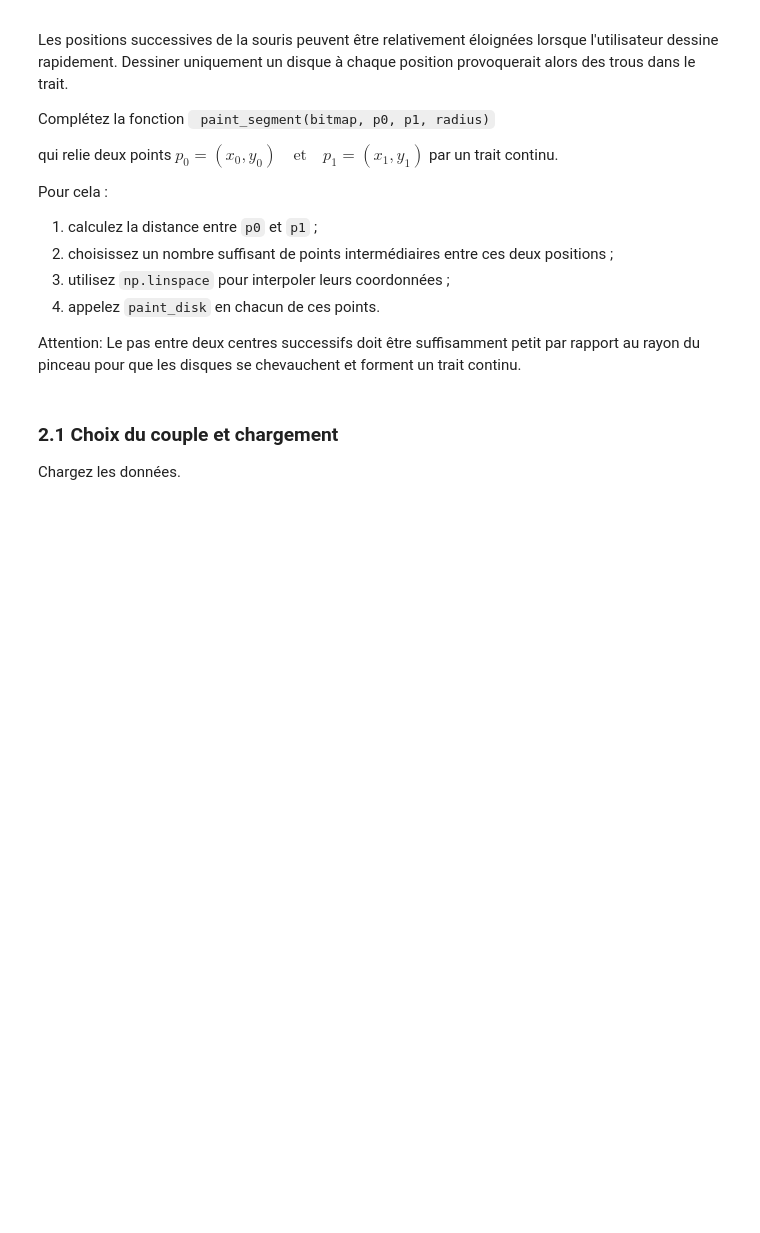
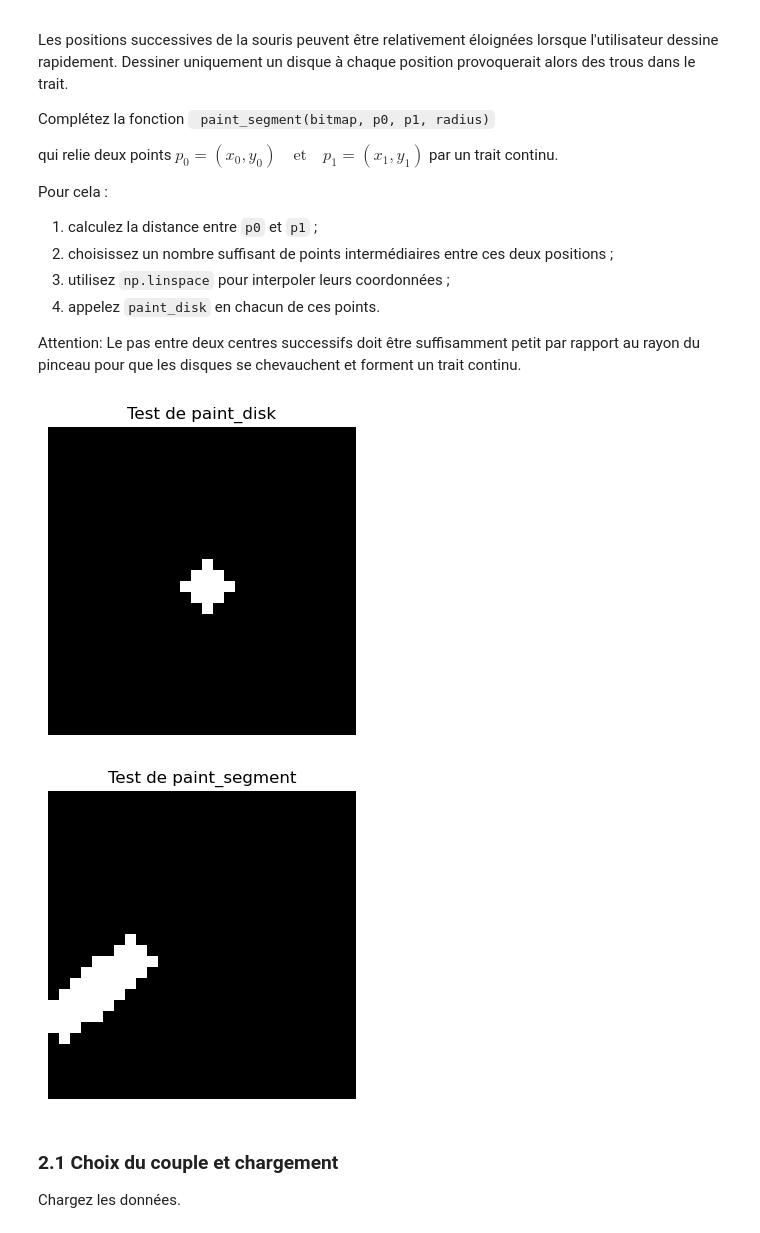
Before and after one commit to zhuojade124-dot/project_MDC, a Jupyter notebook: code/Projet_QuickDraw_Sujet.ipynb, the cells around one changed output. Cells and saved outputs as stored; diff of their text form; code cells hidden in the pictures; blank space fills up the shorter version.

```diff
--- a/code/Projet_QuickDraw_Sujet.ipynb
+++ b/code/Projet_QuickDraw_Sujet.ipynb
@@ -119,8 +89,11 @@ Pour cela :
 
 Attention: Le pas entre deux centres successifs doit être suffisamment petit par rapport au rayon du pinceau pour que les disques se chevauchent et forment un trait continu.
 # %%
-test_paint_disk()
-test_paint_segment()
+dessin_process.test_paint_disk()
+dessin_process.test_paint_segment()
+# %% [output]
+[figure, added]
+[figure, added]
 # %%
 # =================================================================
 # TÉLÉCHARGEMENT ET PRÉPARATION DES DONNÉES QUICKDRAW
```
Also changed, not shown: parts of 35 cells of this notebook, 5 other files.
